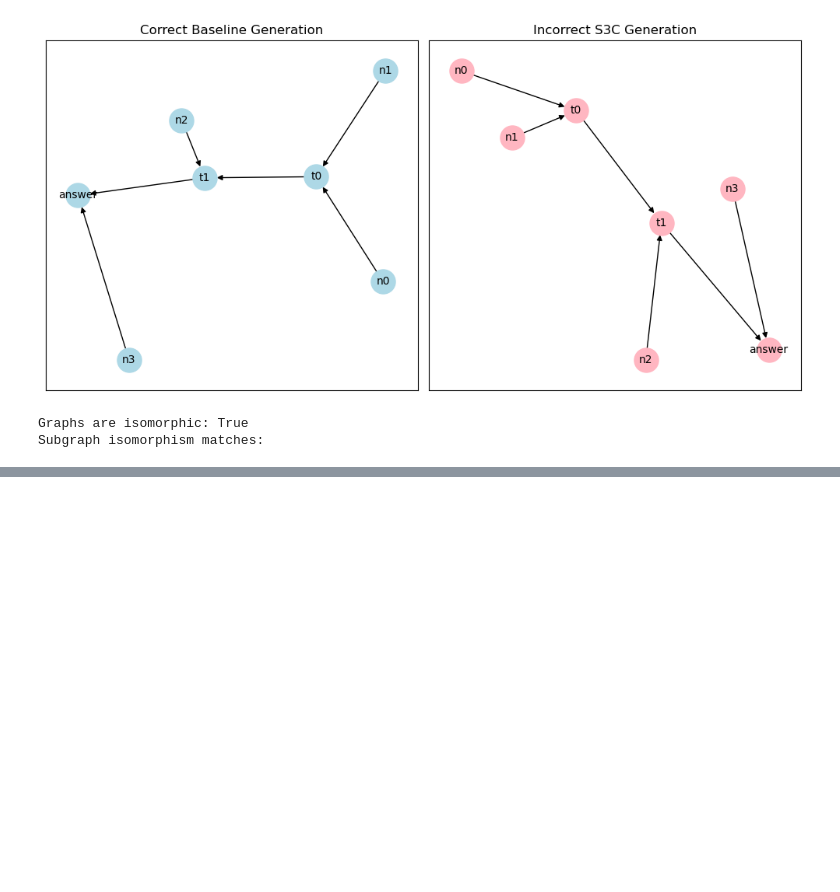
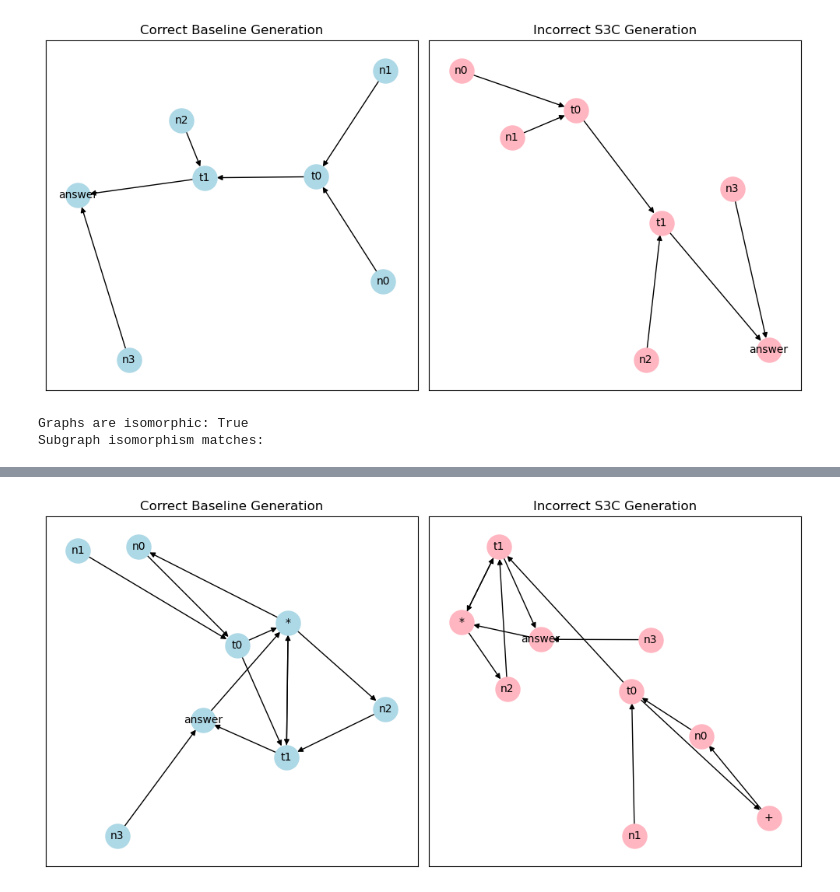
Before and after one commit to AK-Reid/tte, a Jupyter notebook: gsm-basline-s3c-comparison.ipynb, the cells around one changed output, grey strips where cells are left out. Cells and saved outputs as stored; diff of their text form; code cells hidden in the pictures; blank space fills up the shorter version.

Commit message:
iterations of graphs galore

```diff
--- a/gsm-basline-s3c-comparison.ipynb
+++ b/gsm-basline-s3c-comparison.ipynb
@@ -469,0 +470,75 @@ plt.show()
+# %%
+import networkx as nx
+import matplotlib.pyplot as plt
+import re
+
+# Function to parse the string and extract variables, operators, and dependencies
+def parse_string_to_graph(string):
+    graph = nx.DiGraph()
+
+    lines = string.strip().split("\n")
+    for line in lines:
+        line = line.strip()
+        match = re.match(r"([a-zA-Z0-9]+)=(.+)", line)
+        if match:
+            var = match.group(1)
+            expr = match.group(2)
+
+            graph.add_node(var)
+
+            # Find dependencies and operators using regex
+            dependencies = re.findall(r"([a-zA-Z][a-zA-Z0-9]*)", expr)
+            operators = re.findall(r"([\*+/-])", expr)
+
+            for i, dep in enumerate(dependencies):
+                graph.add_edge(dep, var)
+                if i < len(operators):
+                    op_node = f"{operators[i]}"
+                    graph.add_node(op_node, label=operators[i])
+                    graph.add_edge(var, op_node)
+                    graph.add_edge(op_node, dep)
+
+    return graph
+
+# Define the input string
+correct_string = """
+n0=20
+n1=12
+n2=4000
+n3=3
+t0=n0*n1
+t1=n2*t0
+answer=t1*n3
+"""
+
+incorrect_string = """
+n0=200
+n1=20
+n2=4000
+n3=3
+t0=n0+n1
+t1=n2*t0
+answer=t1*n3
+"""
+
+# Create the graph for the input string
+baseline_graph = parse_string_to_graph(correct_string)
+
+s3c_graph = parse_string_to_graph(incorrect_string)
+
+
+# Draw the graphs
+plt.figure(figsize=(10, 5))
+
+plt.subplot(1, 2, 1)
+plt.title("Correct Baseline Generation")
+nx.draw_networkx(baseline_graph, with_labels=True, node_color="lightblue", node_size=500, font_size=10)
+
+plt.subplot(1, 2, 2)
+plt.title("Incorrect S3C Generation")
+nx.draw_networkx(s3c_graph, with_labels=True, node_color="lightpink", node_size=500, font_size=10)
+
+plt.tight_layout()
+plt.show()
+# %% [output]
+[figure, added]
```
Also changed, not shown: parts of 4 cells of this notebook.
